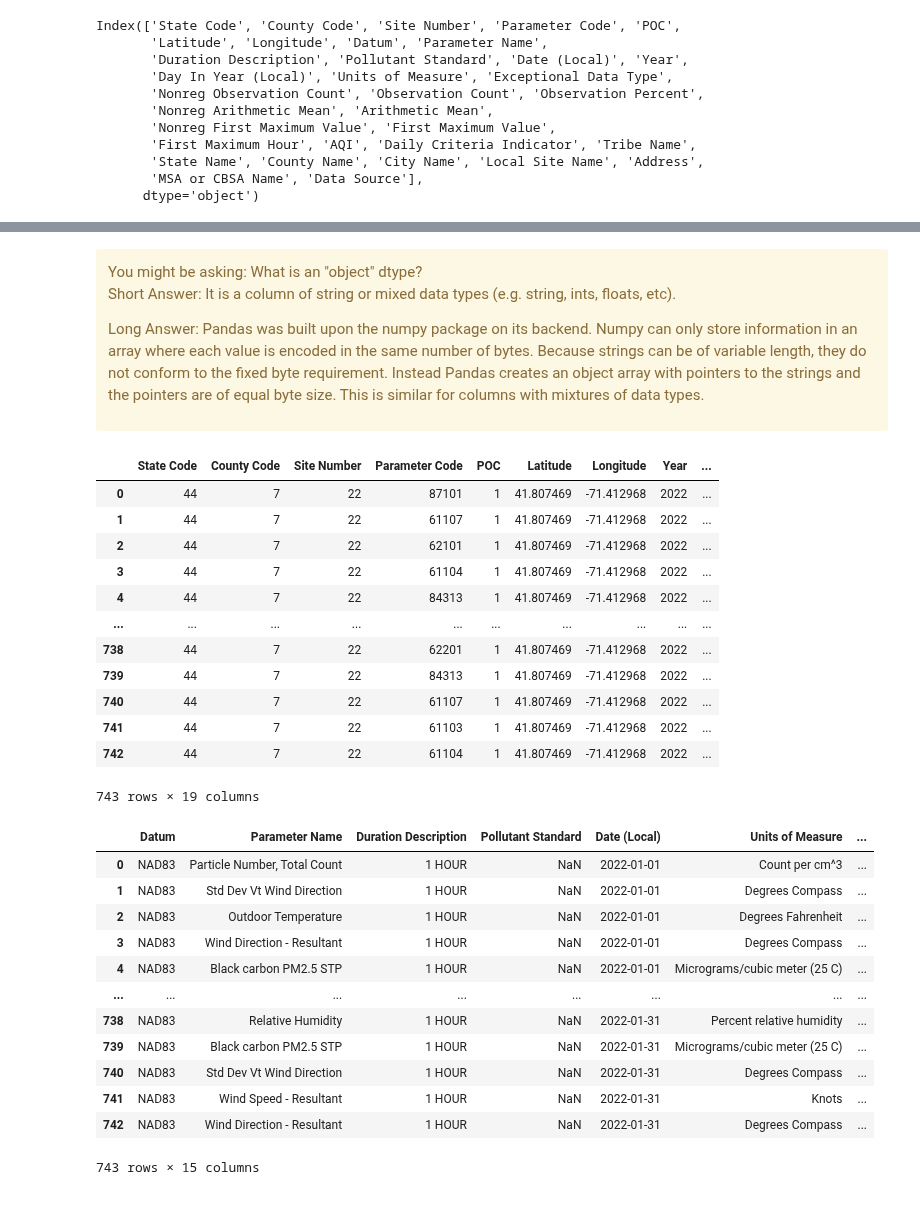
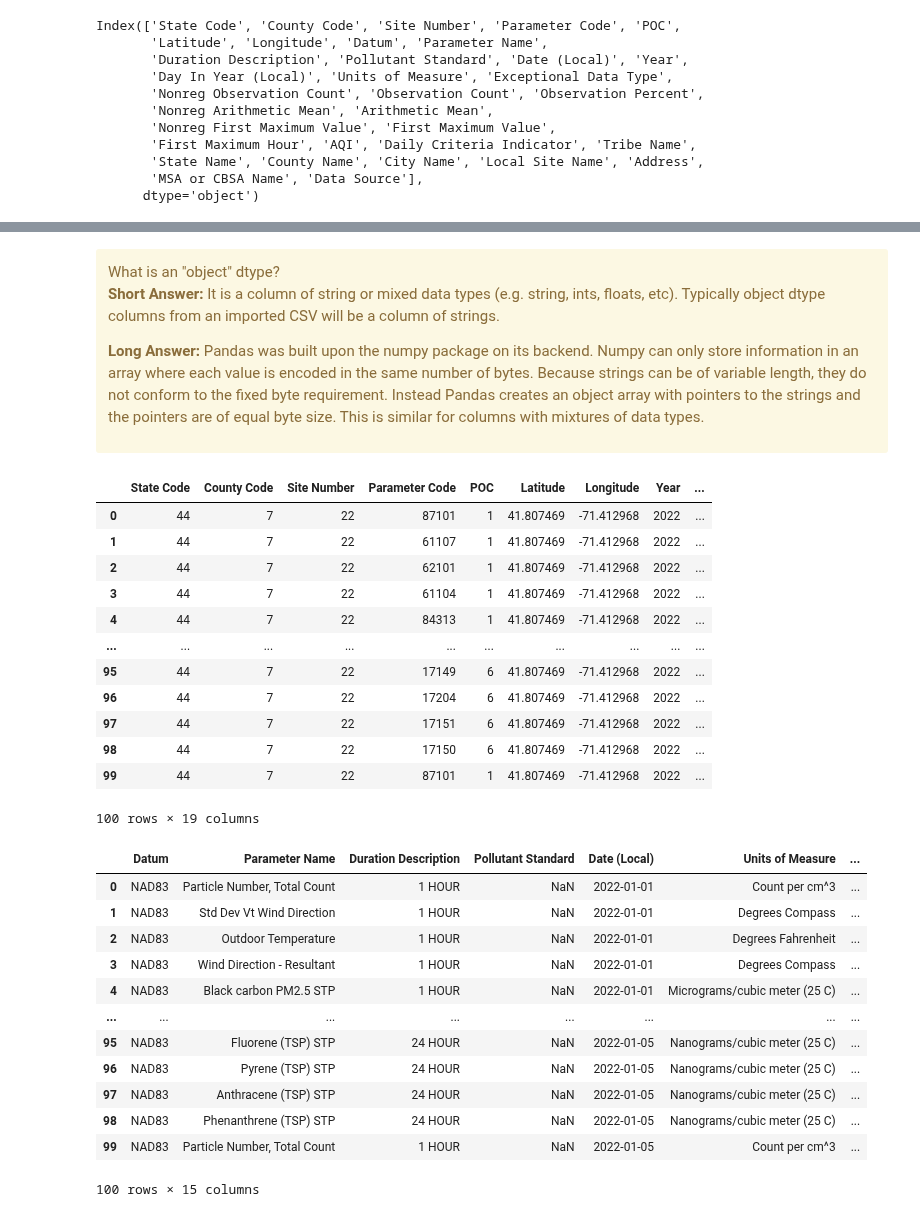
Before and after one commit to brown-ccv/ccv-bootcamp-python-2023, a Jupyter notebook: notebooks/1.0-gtd-eda-walkthrough.ipynb, the cells around one changed output, grey strips where cells are left out. Drawn from its saved outputs; the diff is of its cells as text; code cells hidden in the pictures.

```diff
--- a/notebooks/1.0-gtd-eda-walkthrough.ipynb
+++ b/notebooks/1.0-gtd-eda-walkthrough.ipynb
@@ -72,17 +87,21 @@ Let's read in datafile. First we will set the path to the data.
 # %%
-# Setting up the path to the data directory
+
+# Create the
+project_top = Path('..', 'data', 'raw', 'monthly')
+
 ## We get our current working directory
 cwd = os.getcwd()
 print(f'The current working directory is where this notebook is located: {cwd}')
 
-## We use the Path library to move up one level to the top level of the project
+## We initialize a Path object named project_top using the cwd and define the top-level of the project with the parent directory
 project_top = Path(cwd).parents[0]
 print(f'This is the the top level of the project: {project_top}')
 
 ## We extend the path to the monthly data directory
-path_to_monthly_data = project_top.joinpath('data','raw','monthly')
-### Alternative syntax for extending path...
-path_to_monthly_data = project_top / 'data' / 'raw'/ 'monthly'
+path_to_monthly_data = project_top / 'data' / 'raw' / 'monthly'
+path_to_monthly_data2 = project_top.joinpath('data', 'raw',
+                                             'monthly')  # Alternative syntax for extending path
+
 print(f'This is the monthly data directory: {path_to_monthly_data}')
 # %% [output]
 The current working directory is where this notebook is located: /Users/gdang2/repos/ccv-bootcamp-python-2023/notebooks
@@ -163,15 +208,15 @@ dtypes: float64(10), int64(9), object(15)
 memory usage: 197.5+ KB
 # %% [markdown]
 <div class="alert alert-block alert-warning">
-You might be asking: What is an "object" dtype?
+What is an "object" dtype?
 
-Short Answer: It is a column of string or mixed data types (e.g. string, ints, floats, etc).
+<b>Short Answer:</b> It is a column of string or mixed data types (e.g. string, ints, floats, etc). Typically object dtype columns from an imported CSV will be a column of strings.
 
-Long Answer: Pandas was built upon the numpy package on its backend. Numpy can only store information in an array where each value is encoded in the same number of bytes. Because strings can be of variable length, they do not conform to the fixed byte requirement. Instead Pandas creates an object array with pointers to the strings and  the pointers are of equal byte size. This is similar for columns with mixtures of data types.
+<b>Long Answer:</b>  Pandas was built upon the numpy package on its backend. Numpy can only store information in an array where each value is encoded in the same number of bytes. Because strings can be of variable length, they do not conform to the fixed byte requirement. Instead Pandas creates an object array with pointers to the strings and  the pointers are of equal byte size. This is similar for columns with mixtures of data types.
 </div>
 # %%
 # Inspect Numerical Fields
-df_2022_01.select_dtypes(include=['int','float'])
+df_2022_01.select_dtypes(include=['int', 'float']).head(100)
 # %% [output]
 |  | State Code | County Code | Site Number | Parameter Code | POC | Latitude | Longitude | Year | ... |
 | 0 | 44 | 7 | 22 | 87101 | 1 | 41.807469 | -71.412968 | 2022 | ... |
@@ -180,26 +225,26 @@ df_2022_01.select_dtypes(include=['int','float'])
 | 3 | 44 | 7 | 22 | 61104 | 1 | 41.807469 | -71.412968 | 2022 | ... |
 | 4 | 44 | 7 | 22 | 84313 | 1 | 41.807469 | -71.412968 | 2022 | ... |
 | ... | ... | ... | ... | ... | ... | ... | ... | ... | ... |
-| 738 | 44 | 7 | 22 | 62201 | 1 | 41.807469 | -71.412968 | 2022 | ... |
-| 739 | 44 | 7 | 22 | 84313 | 1 | 41.807469 | -71.412968 | 2022 | ... |
-| 740 | 44 | 7 | 22 | 61107 | 1 | 41.807469 | -71.412968 | 2022 | ... |
-| 741 | 44 | 7 | 22 | 61103 | 1 | 41.807469 | -71.412968 | 2022 | ... |
-| 742 | 44 | 7 | 22 | 61104 | 1 | 41.807469 | -71.412968 | 2022 | ... |
+| 95 | 44 | 7 | 22 | 17149 | 6 | 41.807469 | -71.412968 | 2022 | ... |
+| 96 | 44 | 7 | 22 | 17204 | 6 | 41.807469 | -71.412968 | 2022 | ... |
+| 97 | 44 | 7 | 22 | 17151 | 6 | 41.807469 | -71.412968 | 2022 | ... |
+| 98 | 44 | 7 | 22 | 17150 | 6 | 41.807469 | -71.412968 | 2022 | ... |
+| 99 | 44 | 7 | 22 | 87101 | 1 | 41.807469 | -71.412968 | 2022 | ... |
-743 rows × 19 columns
+100 rows × 19 columns
 # %%
 # Inspect Object fields
-df_2022_01.select_dtypes(include='object')
+df_2022_01.select_dtypes(include='object').head(100)
 # %% [output]
 |  | Datum | Parameter Name | Duration Description | Pollutant Standard | Date (Local) | Units of Measure | ... |
 | 0 | NAD83 | Particle Number, Total Count | 1 HOUR | NaN | 2022-01-01 | Count per cm^3 | ... |
 | 1 | NAD83 | Std Dev Vt Wind Direction | 1 HOUR | NaN | 2022-01-01 | Degrees Compass | ... |
 | 2 | NAD83 | Outdoor Temperature | 1 HOUR | NaN | 2022-01-01 | Degrees Fahrenheit | ... |
 | 3 | NAD83 | Wind Direction - Resultant | 1 HOUR | NaN | 2022-01-01 | Degrees Compass | ... |
 | 4 | NAD83 | Black carbon PM2.5 STP | 1 HOUR | NaN | 2022-01-01 | Micrograms/cubic meter (25 C) | ... |
 | ... | ... | ... | ... | ... | ... | ... | ... |
-| 738 | NAD83 | Relative Humidity | 1 HOUR | NaN | 2022-01-31 | Percent relative humidity | ... |
-| 739 | NAD83 | Black carbon PM2.5 STP | 1 HOUR | NaN | 2022-01-31 | Micrograms/cubic meter (25 C) | ... |
-| 740 | NAD83 | Std Dev Vt Wind Direction | 1 HOUR | NaN | 2022-01-31 | Degrees Compass | ... |
-| 741 | NAD83 | Wind Speed - Resultant | 1 HOUR | NaN | 2022-01-31 | Knots | ... |
-| 742 | NAD83 | Wind Direction - Resultant | 1 HOUR | NaN | 2022-01-31 | Degrees Compass | ... |
+| 95 | NAD83 | Fluorene (TSP) STP | 24 HOUR | NaN | 2022-01-05 | Nanograms/cubic meter (25 C) | ... |
+| 96 | NAD83 | Pyrene (TSP) STP | 24 HOUR | NaN | 2022-01-05 | Nanograms/cubic meter (25 C) | ... |
+| 97 | NAD83 | Anthracene (TSP) STP | 24 HOUR | NaN | 2022-01-05 | Nanograms/cubic meter (25 C) | ... |
+| 98 | NAD83 | Phenanthrene (TSP) STP | 24 HOUR | NaN | 2022-01-05 | Nanograms/cubic meter (25 C) | ... |
+| 99 | NAD83 | Particle Number, Total Count | 1 HOUR | NaN | 2022-01-05 | Count per cm^3 | ... |
-743 rows × 15 columns
+100 rows × 15 columns
```
Also changed, not shown: parts of 23 cells of this notebook.
